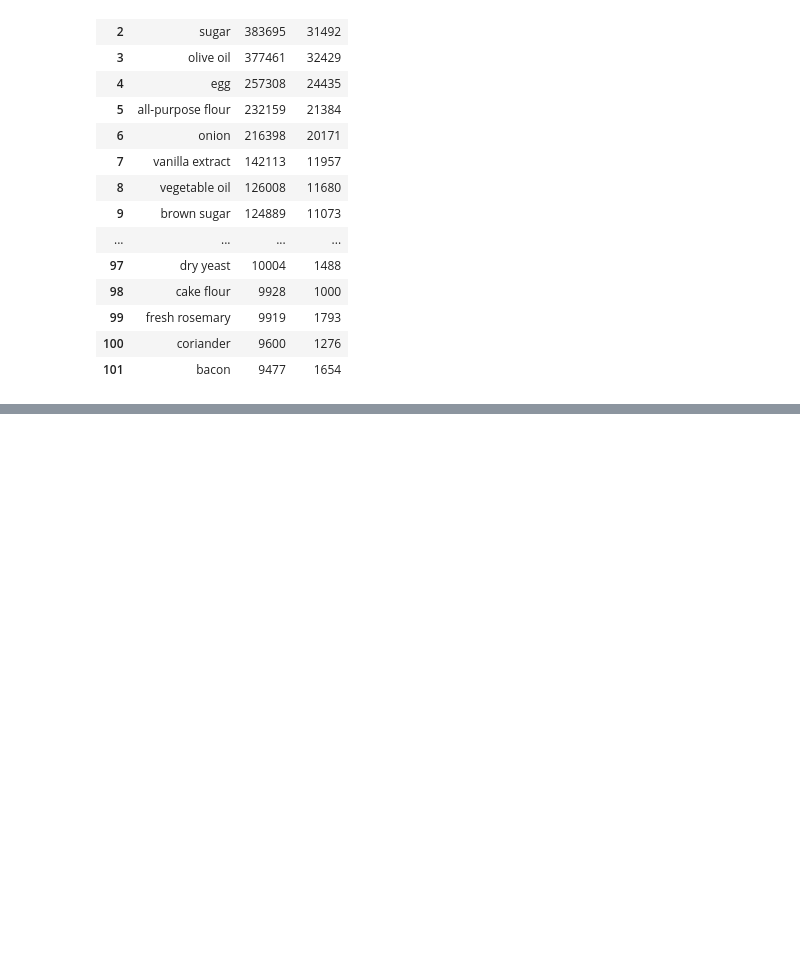
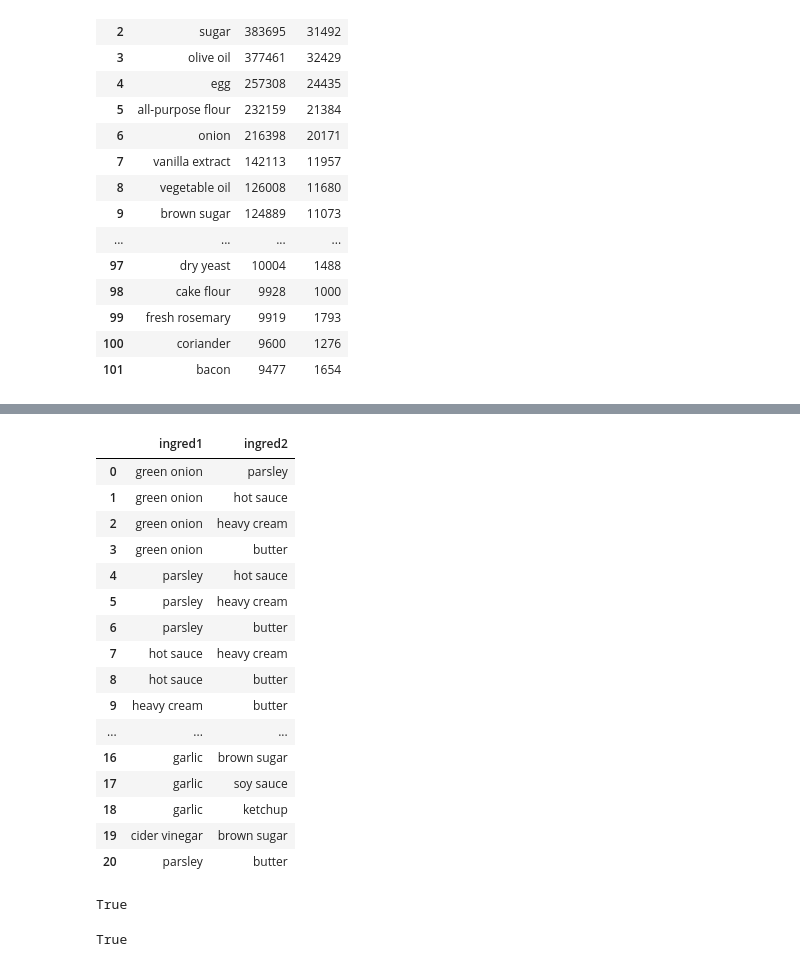
Before and after one commit to finnqiao/recipe_network, a Jupyter notebook: network_data_reshape.ipynb, the cells around one changed output, grey strips where cells are left out. Drawn from its saved outputs; the diff is of its cells as text; code cells hidden in the pictures; blank space fills up the shorter version.

```diff
--- a/network_data_reshape.ipynb
+++ b/network_data_reshape.ipynb
@@ -416,0 +433,8 @@ filtered_combinations_df.head(50)
+# %%
+def swap_ingred(df, tup):
+    index = tup[0]
+    temp = df.loc[index,'ingred1']
+    df.at[index, 'ingred1'] = df.loc[index, 'ingred2']
+    df.at[index, 'ingred2'] = temp
+    return df
+#     df.loc[index, 'ingred1'] = 'dddd'
@@ -416,0 +469,28 @@ filtered_combinations_df.head(50)
+# %%
+test_tups
+# %% [output]
+|  | ingred1 | ingred2 |
+| 0 | green onion | parsley |
+| 1 | green onion | hot sauce |
+| 2 | green onion | heavy cream |
+| 3 | green onion | butter |
+| 4 | parsley | hot sauce |
+| 5 | parsley | heavy cream |
+| 6 | parsley | butter |
+| 7 | hot sauce | heavy cream |
+| 8 | hot sauce | butter |
+| 9 | heavy cream | butter |
+| ... | ... | ... |
+| 16 | garlic | brown sugar |
+| 17 | garlic | soy sauce |
+| 18 | garlic | ketchup |
+| 19 | cider vinegar | brown sugar |
+| 20 | parsley | butter |
+# %%
+test_tups.loc[6,'ingred1'] == test_tups.loc[20,'ingred2']
+# %% [output]
+True
+# %%
+test_tups.loc[6,'ingred2'] == test_tups.loc[20,'ingred1']
+# %% [output]
+True
```
Also changed, not shown: parts of 6 cells of this notebook.
